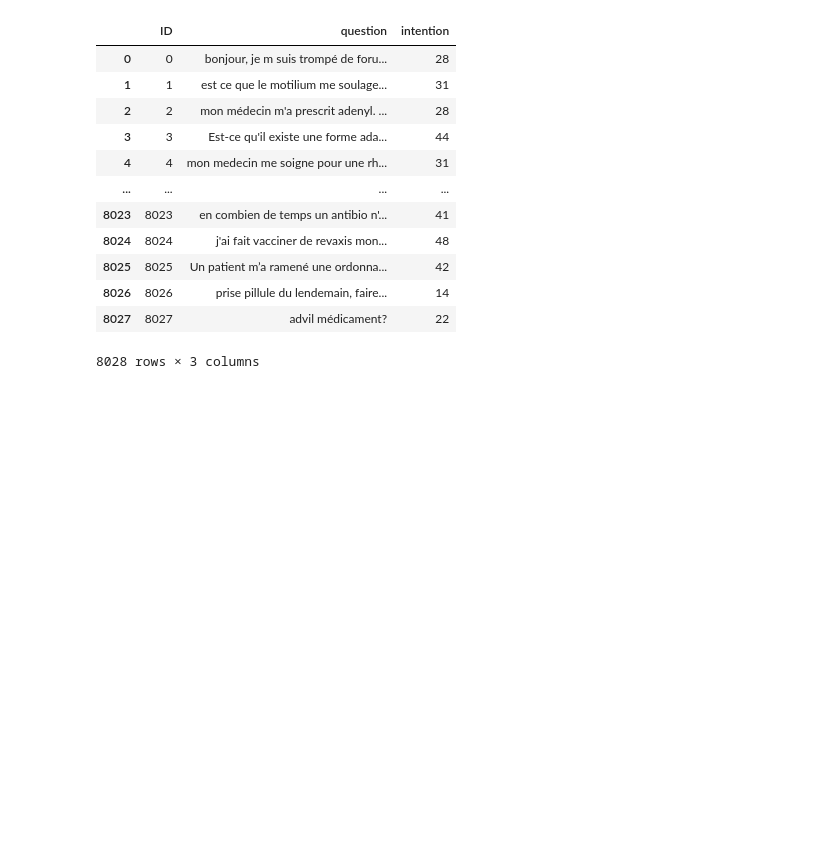
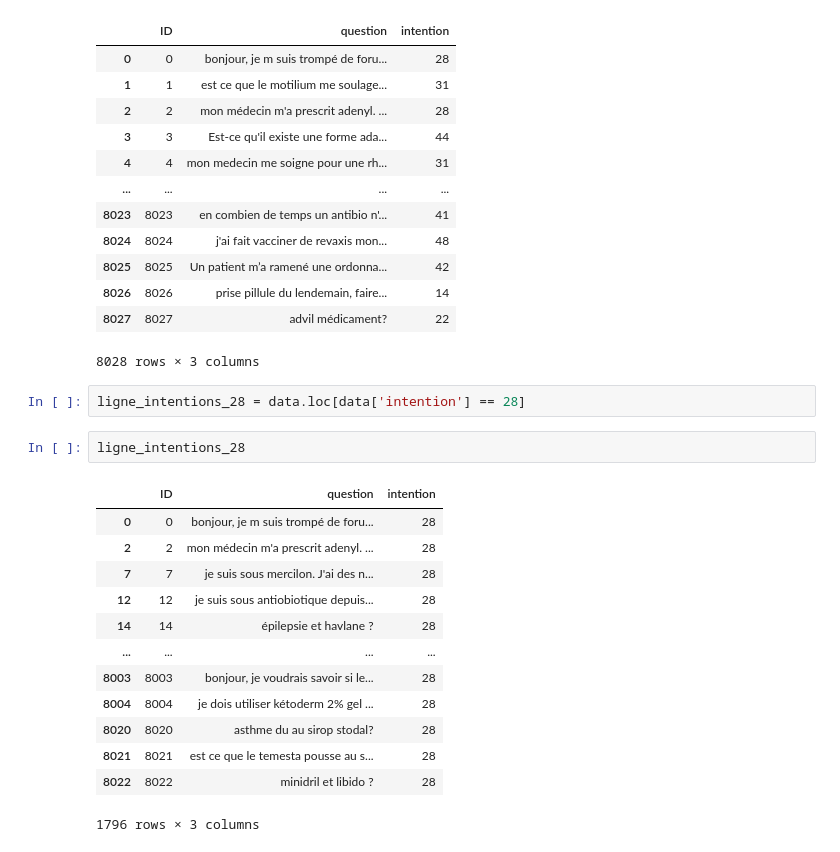
Before and after one commit to Joseph-Willson/projet_NLP, a Jupyter notebook: projet_NLP.ipynb, the cells around one changed output. Cells and saved outputs as stored; diff of their text form; blank space fills up the shorter version.

```diff
--- a/projet_NLP.ipynb
+++ b/projet_NLP.ipynb
@@ -179,3 +179,21 @@ data
 | 8026 | 8026 | prise pillule du lendemain, faire... | 14 |
 | 8027 | 8027 | advil médicament? | 22 |
 8028 rows × 3 columns
+# %%
+ligne_intentions_28 = data.loc[data['intention'] == 28]
+# %%
+ligne_intentions_28
+# %% [output]
+|  | ID | question | intention |
+| 0 | 0 | bonjour, je m suis trompé de foru... | 28 |
+| 2 | 2 | mon médecin m'a prescrit adenyl. ... | 28 |
+| 7 | 7 | je suis sous mercilon. J'ai des n... | 28 |
+| 12 | 12 | je suis sous antiobiotique depuis... | 28 |
+| 14 | 14 | épilepsie et havlane ? | 28 |
+| ... | ... | ... | ... |
+| 8003 | 8003 | bonjour, je voudrais savoir si le... | 28 |
+| 8004 | 8004 | je dois utiliser kétoderm 2% gel ... | 28 |
+| 8020 | 8020 | asthme du au sirop stodal? | 28 |
+| 8021 | 8021 | est ce que le temesta pousse au s... | 28 |
+| 8022 | 8022 | minidril et libido ? | 28 |
+1796 rows × 3 columns
```
